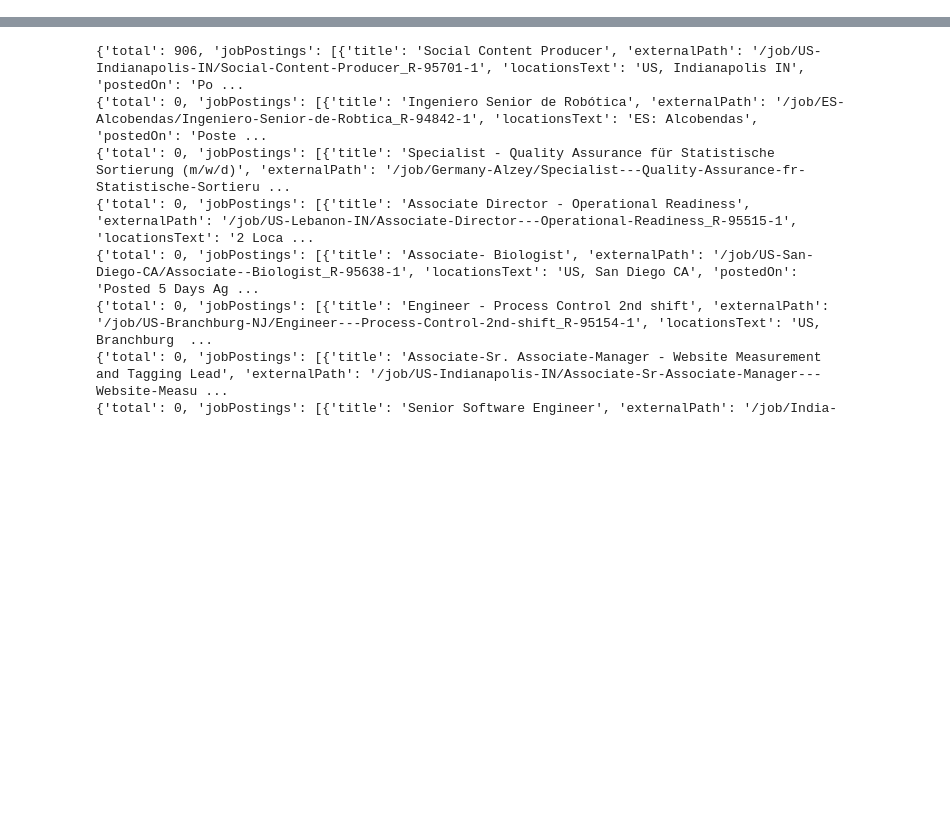
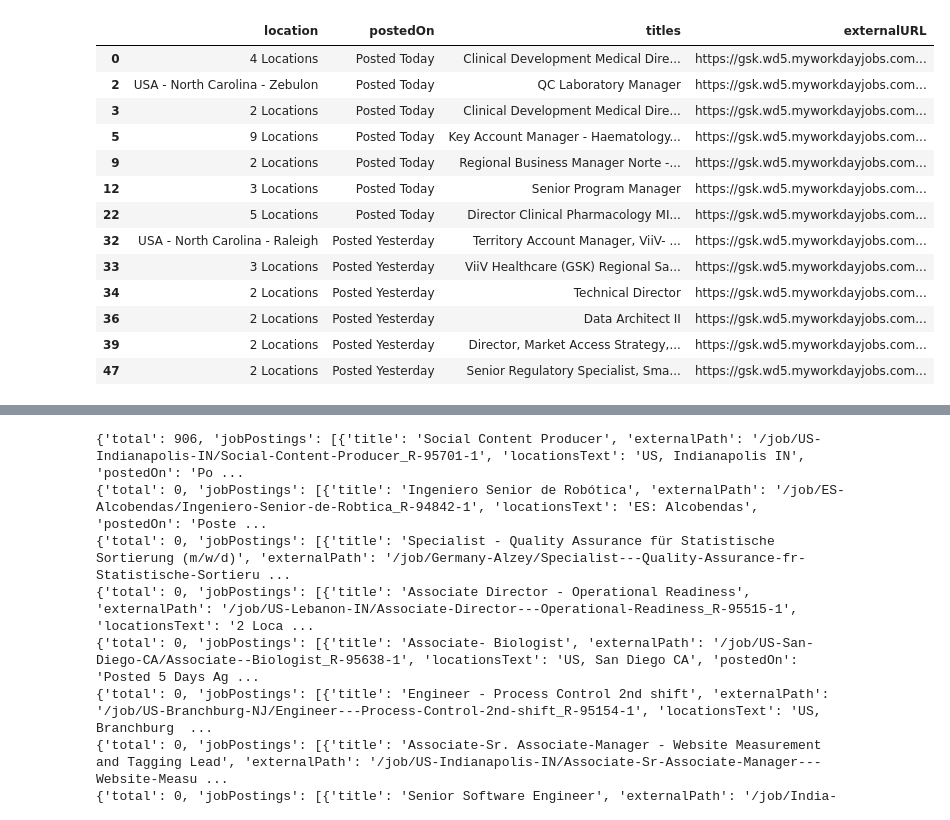
Before and after one commit to bendevlin18/job_posting_emailer, a Jupyter notebook: scraping_workday.ipynb, the cells around one changed output, grey strips where cells are left out. Cells and saved outputs as stored; diff of their text form; code cells hidden in the pictures; blank space fills up the shorter version.

```diff
--- a/scraping_workday.ipynb
+++ b/scraping_workday.ipynb
@@ -1,3 +74,20 @@
+# %%
+location
+# %% [output]
+|  | location | postedOn | titles | externalURL |
+| 0 | 4 Locations | Posted Today | Clinical Development Medical Dire... | https://gsk.wd5.myworkdayjobs.com... |
+| 2 | USA - North Carolina - Zebulon | Posted Today | QC Laboratory Manager | https://gsk.wd5.myworkdayjobs.com... |
+| 3 | 2 Locations | Posted Today | Clinical Development Medical Dire... | https://gsk.wd5.myworkdayjobs.com... |
+| 5 | 9 Locations | Posted Today | Key Account Manager - Haematology... | https://gsk.wd5.myworkdayjobs.com... |
+| 9 | 2 Locations | Posted Today | Regional Business Manager Norte -... | https://gsk.wd5.myworkdayjobs.com... |
+| 12 | 3 Locations | Posted Today | Senior Program Manager | https://gsk.wd5.myworkdayjobs.com... |
+| 22 | 5 Locations | Posted Today | Director Clinical Pharmacology MI... | https://gsk.wd5.myworkdayjobs.com... |
+| 32 | USA - North Carolina - Raleigh | Posted Yesterday | Territory Account Manager, ViiV- ... | https://gsk.wd5.myworkdayjobs.com... |
+| 33 | 3 Locations | Posted Yesterday | ViiV Healthcare (GSK) Regional Sa... | https://gsk.wd5.myworkdayjobs.com... |
+| 34 | 2 Locations | Posted Yesterday | Technical Director | https://gsk.wd5.myworkdayjobs.com... |
+| 36 | 2 Locations | Posted Yesterday | Data Architect II | https://gsk.wd5.myworkdayjobs.com... |
+| 39 | 2 Locations | Posted Yesterday | Director, Market Access Strategy,... | https://gsk.wd5.myworkdayjobs.com... |
+| 47 | 2 Locations | Posted Yesterday | Senior Regulatory Specialist, Sma... | https://gsk.wd5.myworkdayjobs.com... |
 # %%
 from urllib.request import Request, urlopen, HTTPError
 import os
```
Also changed, not shown: parts of 9 cells of this notebook, 6 other files.
